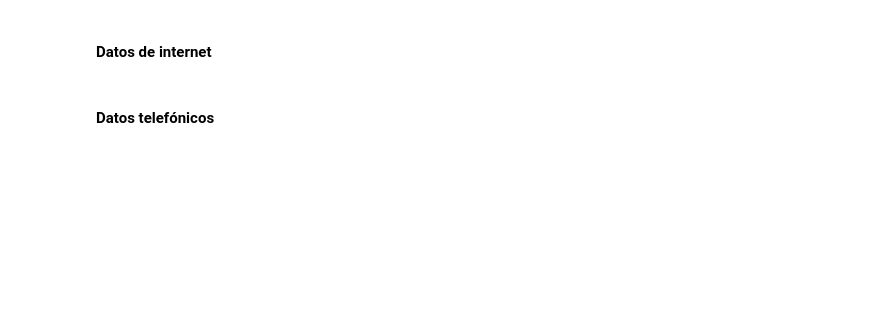
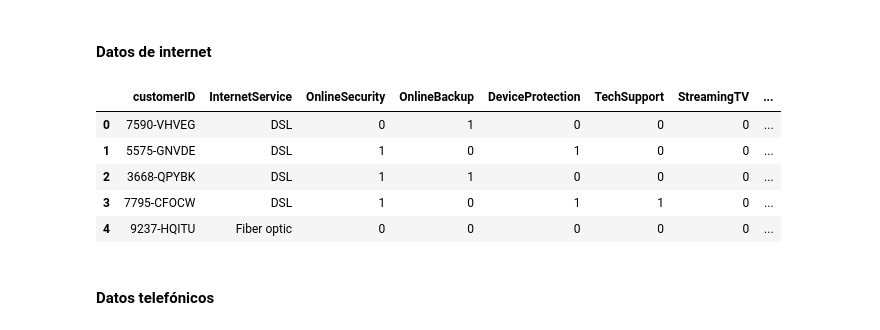
Before and after one commit to AndresCalvete-DataScientist/interconnect-customer-churn-prediction, a Jupyter notebook: notebooks/eda.ipynb, the cells around one changed output. Saved outputs shown, nothing was run; the diff lists cells and outputs as text; code cells hidden in the pictures; blank space fills up the shorter version.

```diff
--- a/notebooks/eda.ipynb
+++ b/notebooks/eda.ipynb
@@ -313,4 +329,17 @@ df_contract.head()
 # %% [markdown]
 #### Datos de internet
+# %%
+# Conversión de columnas categóricas a numéricas booleana
+for col in df_internet.columns.drop(['customerID', 'InternetService']):
+    df_internet[col] = df_internet[col].map({'Yes': 1, 'No': 0})
+
+df_internet.head()
+# %% [output]
+|  | customerID | InternetService | OnlineSecurity | OnlineBackup | DeviceProtection | TechSupport | StreamingTV | ... |
+| 0 | 7590-VHVEG | DSL | 0 | 1 | 0 | 0 | 0 | ... |
+| 1 | 5575-GNVDE | DSL | 1 | 0 | 1 | 0 | 0 | ... |
+| 2 | 3668-QPYBK | DSL | 1 | 1 | 0 | 0 | 0 | ... |
+| 3 | 7795-CFOCW | DSL | 1 | 0 | 1 | 1 | 0 | ... |
+| 4 | 9237-HQITU | Fiber optic | 0 | 0 | 0 | 0 | 0 | ... |
 # %% [markdown]
 #### Datos telefónicos
```
Also changed, not shown: parts of 5 cells of this notebook.
